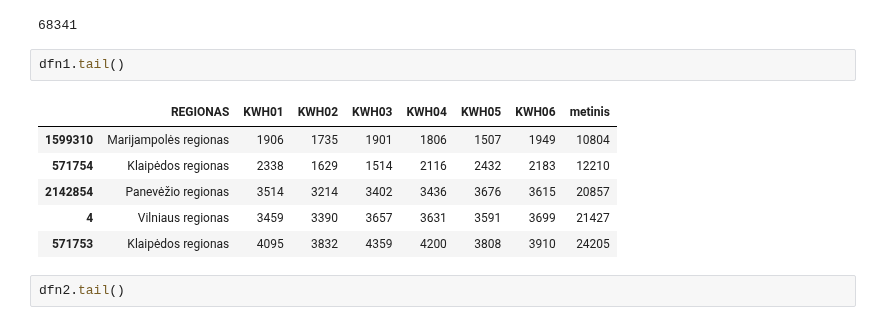
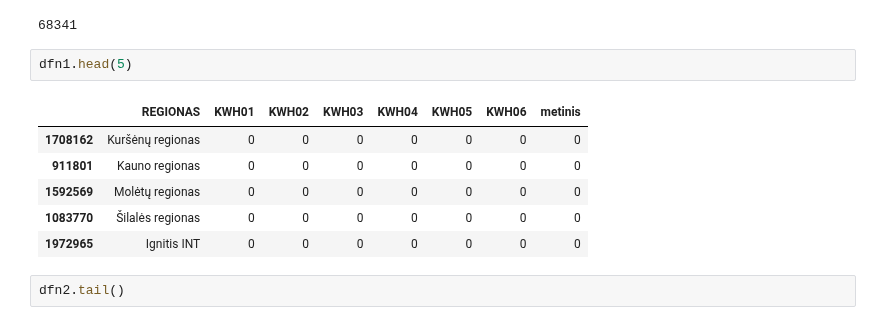
Before and after one commit to ISeeBugsEverywhere/DataScienceNotebooks, a Jupyter notebook: Studentai/Paulius Vanagas/80 c paskaita.ipynb, the cells around one changed output. Cells and saved outputs as stored; diff of their text form.

```diff
--- a/Studentai/Paulius Vanagas/80 c paskaita.ipynb
+++ b/Studentai/Paulius Vanagas/80 c paskaita.ipynb
@@ -197,15 +207,15 @@ dfn2=dfn2.drop_duplicates()
 print(len(dfn1))
 # %% [output]
 68341
-# %%
-dfn1.tail()
-# %% [output]
-|  | REGIONAS | KWH01 | KWH02 | KWH03 | KWH04 | KWH05 | KWH06 | metinis |
-| 1599310 | Marijampolės regionas | 1906 | 1735 | 1901 | 1806 | 1507 | 1949 | 10804 |
-| 571754 | Klaipėdos regionas | 2338 | 1629 | 1514 | 2116 | 2432 | 2183 | 12210 |
-| 2142854 | Panevėžio regionas | 3514 | 3214 | 3402 | 3436 | 3676 | 3615 | 20857 |
-| 4 | Vilniaus regionas | 3459 | 3390 | 3657 | 3631 | 3591 | 3699 | 21427 |
-| 571753 | Klaipėdos regionas | 4095 | 3832 | 4359 | 4200 | 3808 | 3910 | 24205 |
+# %%
+dfn1.head(5)
+# %% [output]
+|  | REGIONAS | KWH01 | KWH02 | KWH03 | KWH04 | KWH05 | KWH06 | metinis |
+| 1708162 | Kuršėnų regionas | 0 | 0 | 0 | 0 | 0 | 0 | 0 |
+| 911801 | Kauno regionas | 0 | 0 | 0 | 0 | 0 | 0 | 0 |
+| 1592569 | Molėtų regionas | 0 | 0 | 0 | 0 | 0 | 0 | 0 |
+| 1083770 | Šilalės regionas | 0 | 0 | 0 | 0 | 0 | 0 | 0 |
+| 1972965 | Ignitis INT | 0 | 0 | 0 | 0 | 0 | 0 | 0 |
 # %%
 dfn2.tail()
 # %% [output]
```
Also changed, not shown: parts of 7 cells of this notebook, 2 other files.
